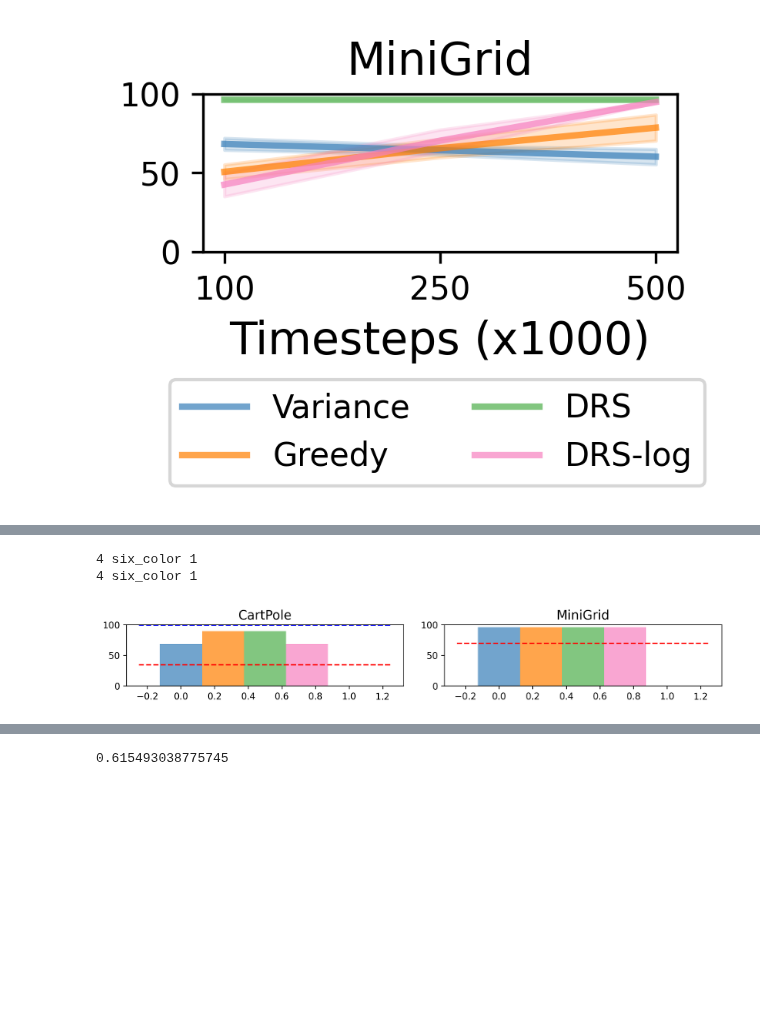
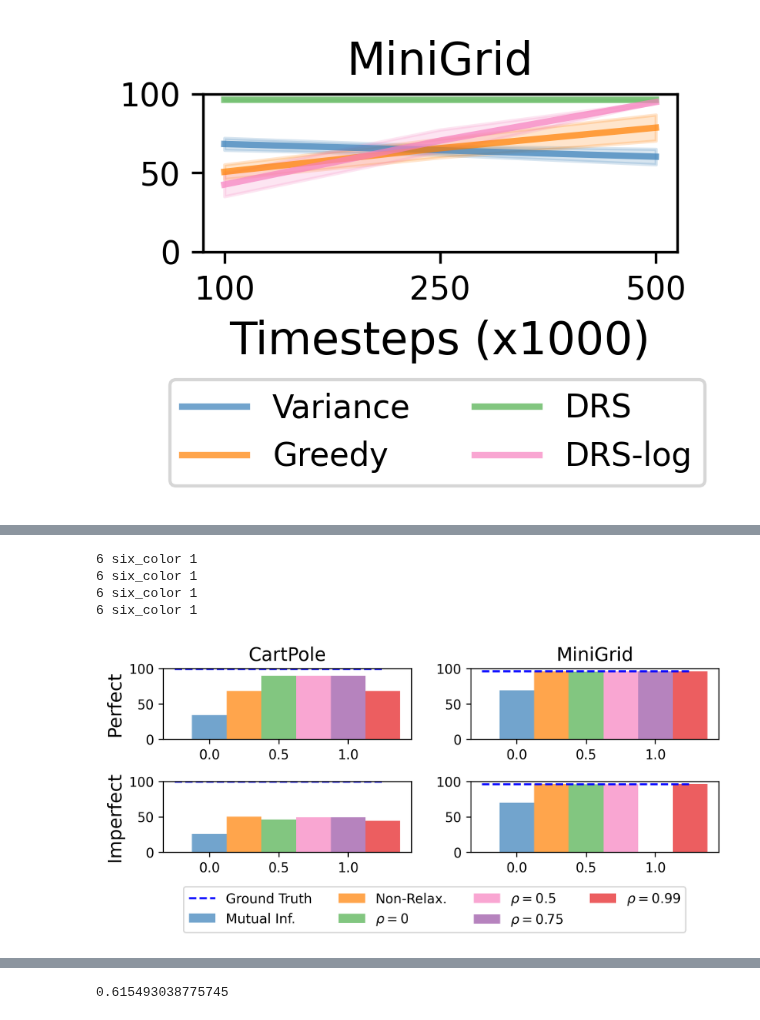
Before and after one commit to naveenr414/concept_decisions, a Jupyter notebook: scripts/notebooks/Plotting.ipynb, the cells around one changed output, grey strips where cells are left out. Cells and saved outputs as stored; diff of their text form; code cells hidden in the pictures; blank space fills up the shorter version.

```diff
--- a/scripts/notebooks/Plotting.ipynb
+++ b/scripts/notebooks/Plotting.ipynb
@@ -287,6 +287,3 @@ for res in matching_params:
 ['Y Pos_3', 'Y Pos_1', 'Dir_1', 'Y Pos_2', 'Left_0', 'Left_1', 'Up_0', 'Up_1', 'Door Y_1', 'Door Y_2', 'Key X_1']
 ['Y Pos_3', 'Dir_1', 'Y Pos_1', 'Y Pos_2', 'Up_1', 'Up_0', 'Key X_1', 'Door Y_1', 'Left_0', 'Door Y_2', 'Left_1']
 ['Y Pos_3', 'Dir_1', 'Y Pos_1', 'Key X_1', 'Y Pos_2', 'Up_0', 'Up_1', 'Door Y_2', 'Door Y_1', 'Left_0', 'Left_1']
-# %%
-for i in sorted(greedy_concepts):
-    print(names[i])
@@ -1259,4 +1248,0 @@ plt.show()
-# %%
-matching_params = get_results_matching_parameters("ablations","",{'environment_string': e,'gold_timesteps':g,
-                                                            'method': m, 'seed': 42})
-matching_params[0]['parameters']
@@ -1438,44 +1407,60 @@ Imperfect mini_grid ground_truth 3 [(0.9555648758799555, 42), (0.961249703887154
 # %%
-plot_dimensions = (1,len(perfect_environments))
+plot_dimensions = (2,len(perfect_environments))
 
-titles = [[name_to_nice[i] for i in perfect_environments]]
+titles = [[name_to_nice[i] for i in perfect_environments],["" for i in range(2)]]
 
 sup_y_label = ""
-overall_format = {'figsize':(10,2),
+overall_format = {'figsize':(7,3),
     'style_size': style_size,
     'has_grid': False,
-    'y_lim': [[[0,100] for i in range(5)]]
+    'y_lim': [[[0,100] for i in range(5)] for i in range(2)]
 
 }
 
-fig,ax = create_axes(plot_dimensions,overall_format,titles=titles)
+fig,ax = create_axes(plot_dimensions,overall_format,titles=titles,y_labels=[["Perfect",""],["Imperfect",""]])
 
 bar_format = {'color_palette': 'six_color', 'linewidth': 10, 'style_size': style_size,
 }
 plt.tight_layout()
 
 for i in range(len(perfect_environments)):
-    x_groups = list(range(len(all_performances_perfect_lp[i][:-1])))
-    y_vals = all_performances_perfect_lp[i][1:]
+    x_groups = list(range(len(all_performances_perfect_lp[i])))
+    y_vals = all_performances_perfect_lp[i]
+
+    plot_bar(ax[0][i],x_groups,y_vals,[0 for i in range(len(y_vals))], {
+        0: 'Mutual Inf.',
+        1: 'Non-Relax.',
+        2: '$\\rho=0$',
+        3: '$\\rho=0.5$',
+        4: '$\\rho=0.75$',
+        5: '$\\rho=0.99$'
+    },bar_format)
+
+    ax[0][i].hlines(all_baselines[i],-0.25,1.25,label="Ground Truth",color="blue",linestyle="--")
 
 
-    plot_bar(ax[0][i],x_groups,y_vals,[0 for i in range(len(y_vals))], {
-        0: 'LP',
-        1: 'Policy-LP',
-        2: 'Q-LP',
-        3: 'Completeness',
-        4: 'LP Policy'
+for i in range(len(imperfect_environments)):
+    x_groups = list(range(len(all_performances_imperfect_lp[i])))
+    y_vals = all_performances_imperfect_lp[i]
+
+    plot_bar(ax[1][i],x_groups,y_vals,[0 for i in range(len(y_vals))],  {
+        0: 'Mutual Inf.',
+        1: 'Non-Relax.',
+        2: '$\\rho=0$',
+        3: '$\\rho=0.5$',
+        4: '$\\rho=0.75$',
+        5: '$\\rho=0.99$',
     },bar_format)
 
-    ax[0][i].hlines(all_performances_perfect_lp[i][0],-0.25,1.25,label="All Concepts",color="red",linestyle="--")
+    ax[1][i].hlines(all_baselines[i],-0.25,1.25,label="Ground Truth",color="blue",linestyle="--")
 
-    if i!=len(perfect_environments)-1:
-        ax[0][i].hlines(all_baselines[i],-0.25,1.25,label="Ground Truth",color="blue",linestyle="--")
 
-# legend_format = {'style_size': style_size,'type': 'is_global', 'loc': 'lower left', 'ncol': 6, 'bbox_to_anchor': (0.1,-0.1),'fontsize': 14}
-# create_legend(fig,ax,plot_dimensions,legend_format)
+legend_format = {'style_size': style_size,'type': 'is_global', 'loc': 'lower left', 'ncol': 4, 'bbox_to_anchor': (0.15,-0.125),'fontsize': 14}
+create_legend(fig,ax,plot_dimensions,legend_format)
 fig.savefig("../../results/figures/perfect_other_methods.pdf",dpi=300, bbox_inches='tight')
 # %% [output]
-4 six_color 1
-4 six_color 1
+6 six_color 1
+6 six_color 1
+6 six_color 1
+6 six_color 1
-[figure, old version]
+[figure, new version]
```
Also changed, not shown: parts of 22 cells of this notebook, 4 other files.
